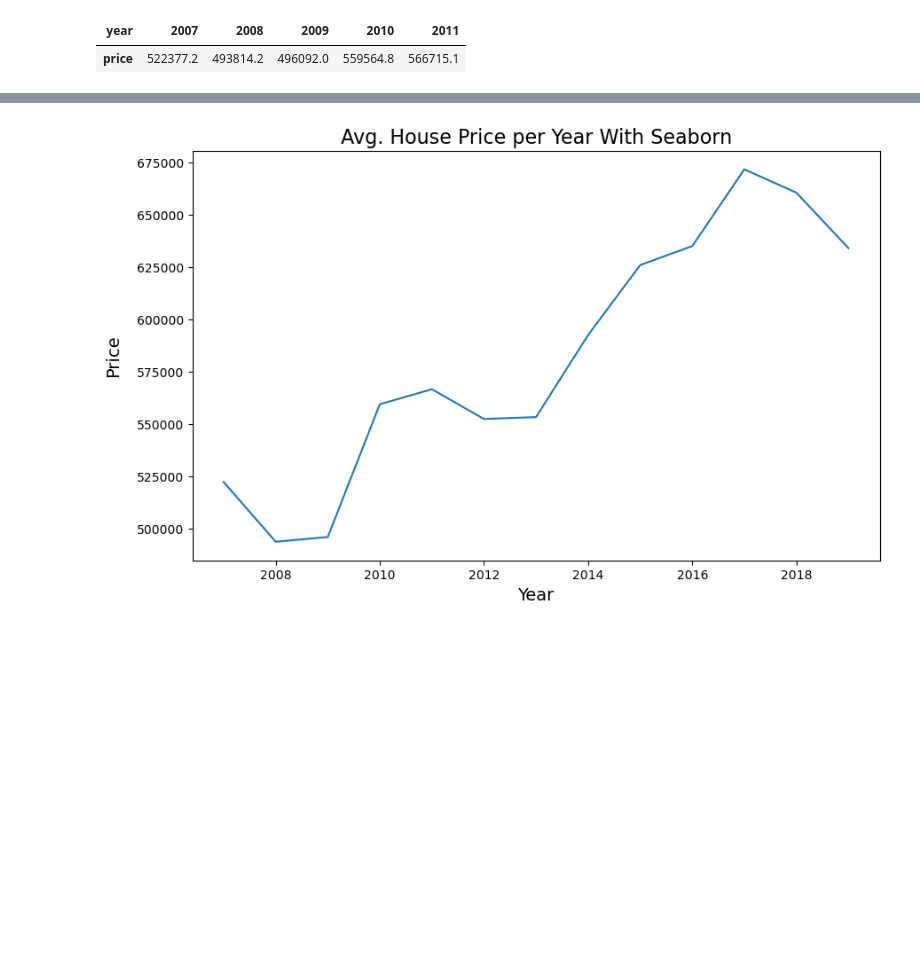
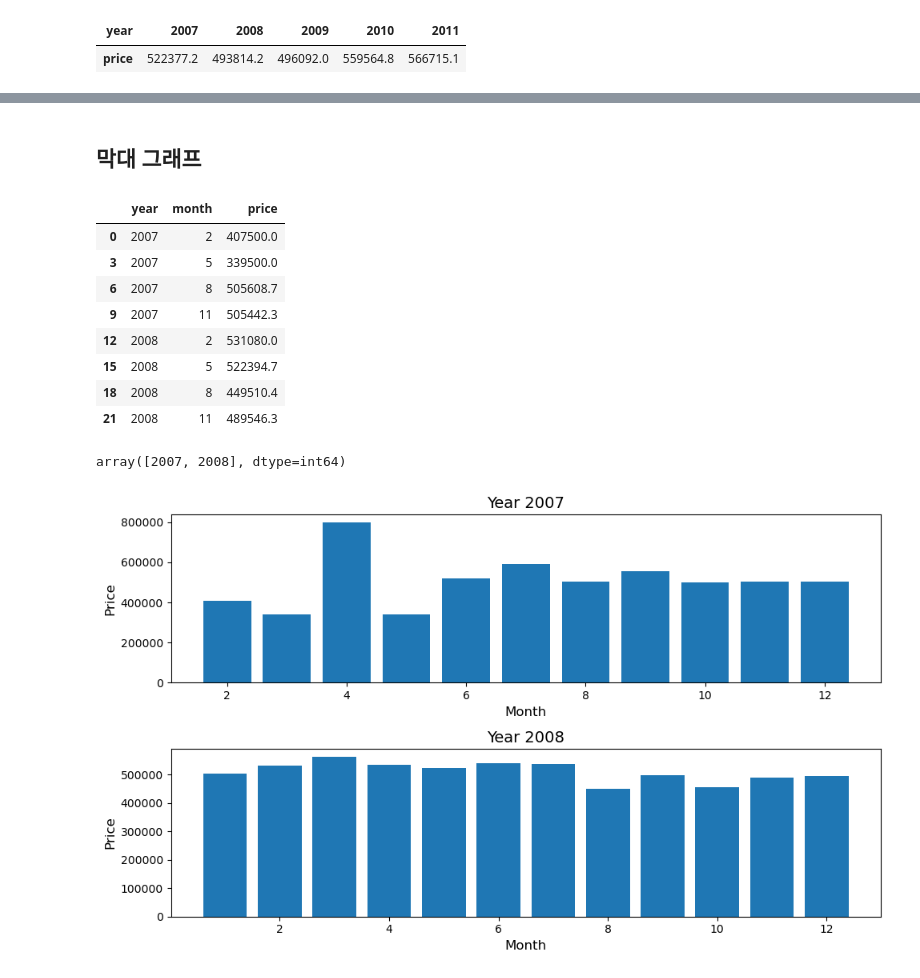
Before and after one commit to dschloe/streamlitbook-saraevan, a Jupyter notebook: ch02/step03_matplotlib_seaborn.ipynb, the cells around one changed output, grey strips where cells are left out. Drawn from its saved outputs; the diff is of its cells as text; code cells hidden in the pictures; blank space fills up the shorter version.

```diff
--- a/ch02/step03_matplotlib_seaborn.ipynb
+++ b/ch02/step03_matplotlib_seaborn.ipynb
@@ -49,15 +51,42 @@ plt.show()
+# %% [markdown]
+## 막대 그래프
 # %%
 import numpy as np
 import seaborn as sns
 
 sales['year'] = sales['datesold'].dt.year
-result = sales.groupby('year')['price'].agg(np.mean)
-fig, ax = plt.subplots(figsize=(10, 6))
-sns.lineplot(data=result, x=result.index, y=result.values, ax=ax)
-ax.set_title('Avg. House Price per Year With Seaborn', size = 16)
-ax.set_xlabel('Year', size = 14)
-ax.set_ylabel('Price', size = 14, labelpad=12)
-plt.savefig('output/seaborn01.png', dpi=200)
-plt.show()
+sales['month'] = sales['datesold'].dt.month
+
+# 2007, 2008 추출
+df = sales.copy()
+df = df[df['year'].isin([2007, 2008])]
+result = np.round(df.groupby(['year', 'month'])['price'].agg(np.mean), 1)
+result.reset_index().iloc[::3, :]
 # %% [output]
-[figure, removed]
+|  | year | month | price |
+| 0 | 2007 | 2 | 407500.0 |
+| 3 | 2007 | 5 | 339500.0 |
+| 6 | 2007 | 8 | 505608.7 |
+| 9 | 2007 | 11 | 505442.3 |
+| 12 | 2008 | 2 | 531080.0 |
+| 15 | 2008 | 5 | 522394.7 |
+| 18 | 2008 | 8 | 449510.4 |
+| 21 | 2008 | 11 | 489546.3 |
+# %%
+result = result.reset_index()
+result['year'].unique()
+# %% [output]
+array([2007, 2008], dtype=int64)
+# %%
+fig, ax = plt.subplots(nrows=2, ncols=1, figsize=(10, 6))
+for i, y in enumerate(result['year'].unique()):
+    year_data = result[result['year'] == y]
+    ax[i].bar(year_data['month'], year_data['price'])
+    ax[i].set_title('Year {}'.format(y), fontsize=14)
+    ax[i].set_xlabel('Month', fontsize=12)
+    ax[i].set_ylabel('Price', fontsize=12)
+plt.tight_layout()
+plt.savefig('output/matplotlib02.png', dpi=200)
+plt.show()
+# %% [output]
+[figure, added]
```
Also changed, not shown: parts of 6 cells of this notebook, 4 other files.
